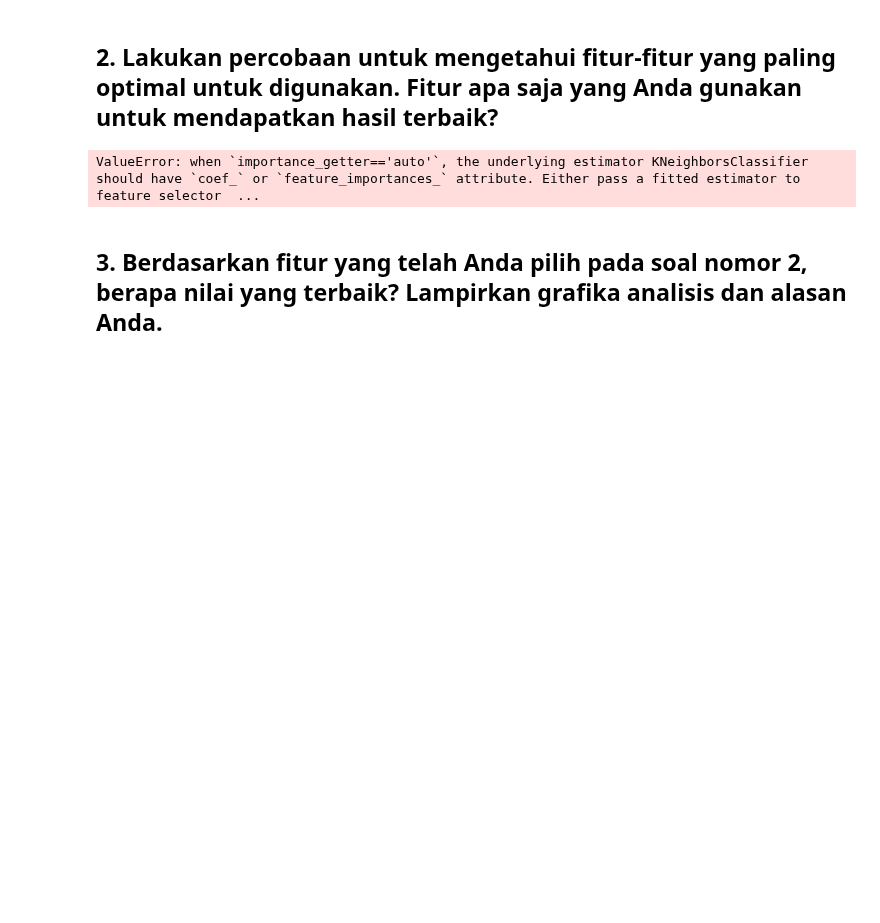
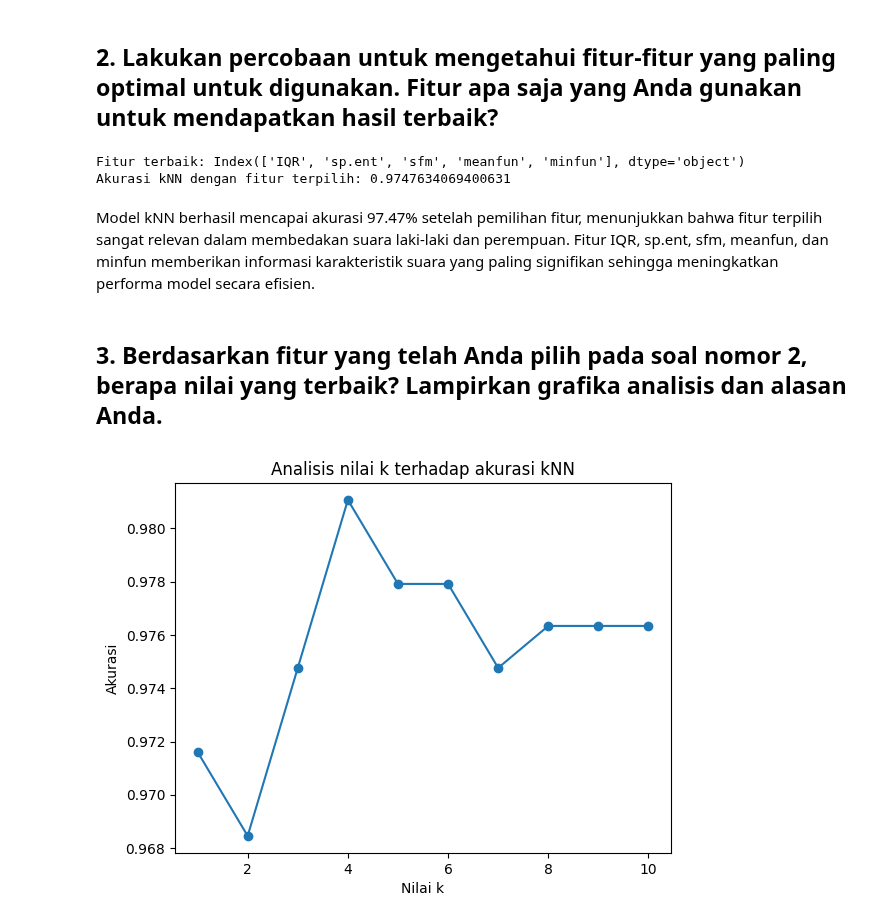
Before and after one commit to RizkyaSalsabila/Assignment-Sem5_ML_Rizkya-Salsabila, a Jupyter notebook: praktikum_09/TG9_2341720056_Rizkya_Salsabila.ipynb, the cells around one changed output. Saved outputs shown, nothing was run; the diff lists cells and outputs as text; code cells hidden in the pictures; blank space fills up the shorter version.

```diff
--- a/praktikum_09/TG9_2341720056_Rizkya_Salsabila.ipynb
+++ b/praktikum_09/TG9_2341720056_Rizkya_Salsabila.ipynb
@@ -817,18 +817,58 @@ Accuracy: 0.9810725552050473
 weighted avg       0.98      0.98      0.98       634
 # %% [markdown]
 ## 2. Lakukan percobaan untuk mengetahui fitur-fitur yang paling optimal untuk digunakan. Fitur apa saja yang Anda gunakan untuk mendapatkan hasil terbaik?
-# %%
-from sklearn.feature_selection import RFE
-
-# Model kNN dasar
-knn = KNeighborsClassifier()
-
-rfe = RFE(estimator=knn, n_features_to_select=5)
-rfe.fit(X_scaled, y)
-
-selected_features = X.columns[rfe.support_]
-print("Fitur terbaik:", selected_features)
-# %% [output]
-ValueError: when `importance_getter=='auto'`, the underlying estimator KNeighborsClassifier should have `coef_` or `feature_importances_` attribute. Either pass a fitted estimator to feature selector  ...
+# %%
+from sklearn.feature_selection import RFE
+from sklearn.linear_model import LogisticRegression
+
+# Gunakan Logistic Regression sebagai estimator untuk seleksi fitur dengan RFE
+log_reg = LogisticRegression(max_iter=500)
+
+# Pilih 5 fitur terbaik menggunakan RFE
+rfe = RFE(estimator=log_reg, n_features_to_select=5)
+rfe.fit(X_scaled, y)
+
+# Tampilkan fitur terpilih
+selected_features = X.columns[rfe.support_]
+print("Fitur terbaik:", selected_features)
+
+# Ambil hanya fitur terbaik dari dataset
+X_selected = df[selected_features]
+
+# Standarisasi kembali fitur terpilih
+X_sel_scaled = scaler.fit_transform(X_selected)
+
+# Split data ke train & test
+X_train, X_test, y_train, y_test = train_test_split(X_sel_scaled, y, test_size=0.2, random_state=42)
+
+# Inisiasi dan latih kNN dengan k=3
+knn = KNeighborsClassifier(n_neighbors=3)
+knn.fit(X_train, y_train)
+
+# Tampilkan akurasi model
+print("Akurasi kNN dengan fitur terpilih:", knn.score(X_test, y_test))
+# %% [output]
+Fitur terbaik: Index(['IQR', 'sp.ent', 'sfm', 'meanfun', 'minfun'], dtype='object')
+Akurasi kNN dengan fitur terpilih: 0.9747634069400631
+# %% [markdown]
+Model kNN berhasil mencapai akurasi 97.47% setelah pemilihan fitur, menunjukkan bahwa fitur terpilih sangat relevan dalam membedakan suara laki-laki dan perempuan. Fitur IQR, sp.ent, sfm, meanfun, dan minfun memberikan informasi karakteristik suara yang paling signifikan sehingga meningkatkan performa model secara efisien.
 # %% [markdown]
 ## 3. Berdasarkan fitur yang telah Anda pilih pada soal nomor 2, berapa nilai  yang terbaik? Lampirkan grafika analisis dan alasan Anda.
+# %%
+# Pengujian nilai k dan plot grafik akurasi
+k_values = range(1, 11)
+accuracies = []
+
+for k in k_values:
+    knn = KNeighborsClassifier(n_neighbors=k)
+    knn.fit(X_train, y_train)
+    accuracies.append(knn.score(X_test, y_test))
+
+plt.figure()
+plt.plot(k_values, accuracies, marker='o')
+plt.xlabel("Nilai k")
+plt.ylabel("Akurasi")
+plt.title("Analisis nilai k terhadap akurasi kNN")
+plt.show()
+# %% [output]
+[figure, added]
```
Also changed, not shown: parts of 8 cells of this notebook.
